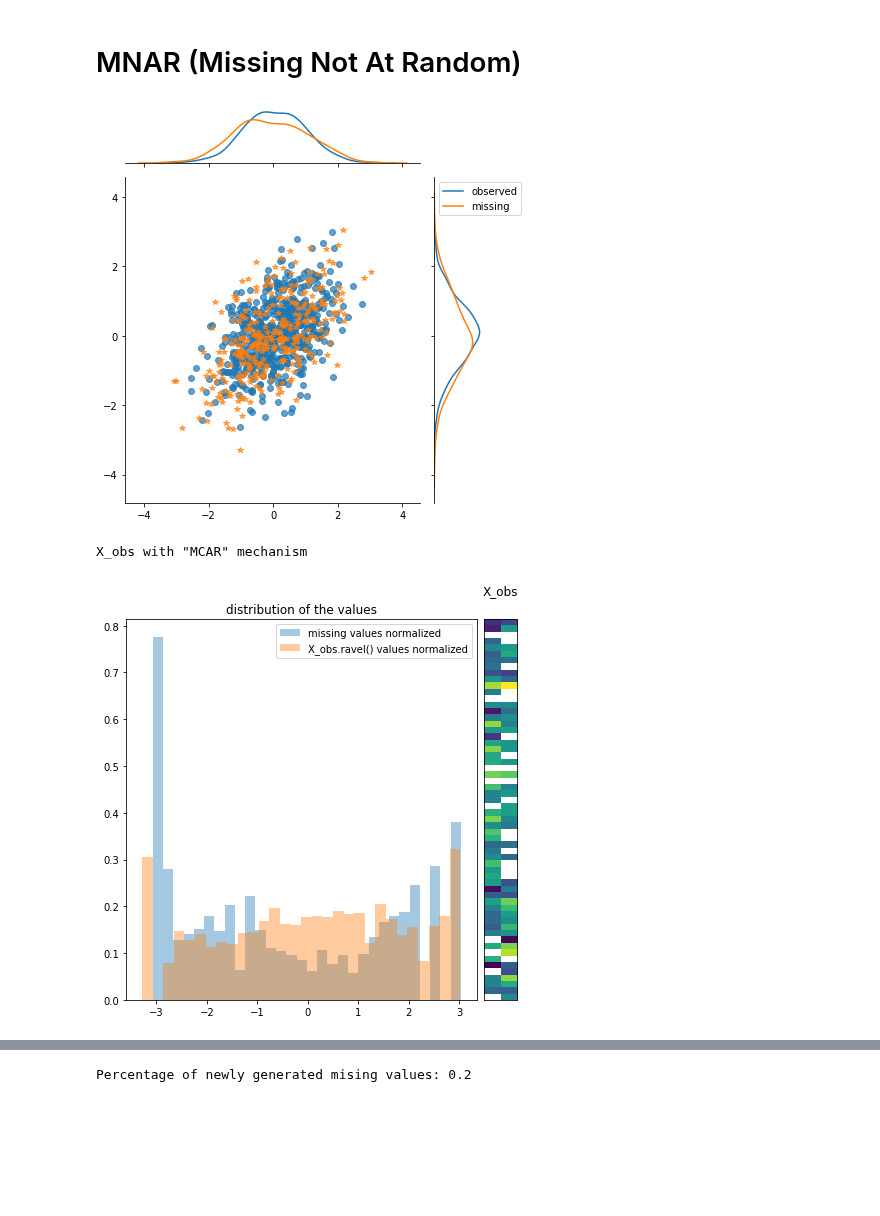
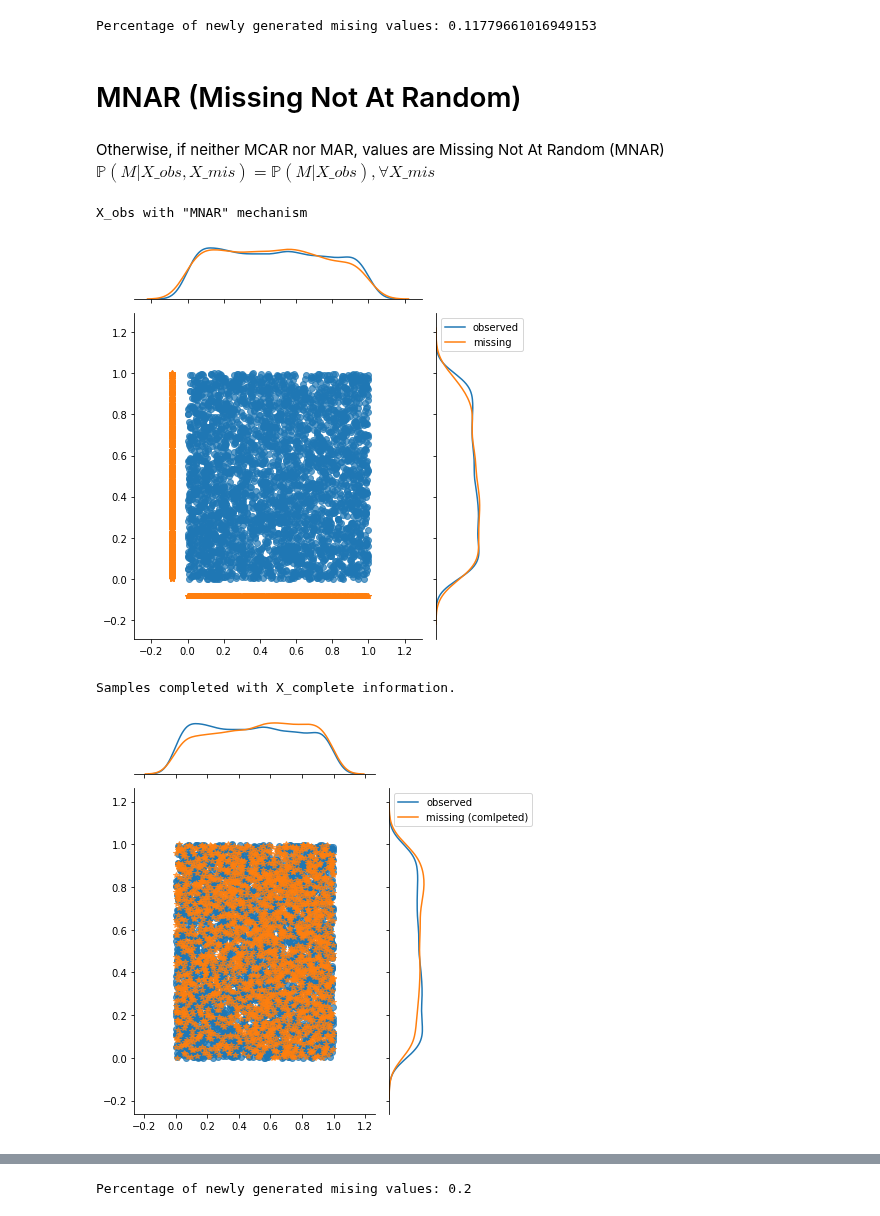
Before and after one commit to R-miss-tastic/website, a Jupyter notebook: static/how-to/WIP python/How to generate missing values.ipynb, the cells around one changed output, grey strips where cells are left out. Saved outputs shown, nothing was run; the diff lists cells and outputs as text; code cells hidden in the pictures; blank space fills up the shorter version.

```diff
--- a/static/how-to/WIP python/How to generate missing values.ipynb
+++ b/static/how-to/WIP python/How to generate missing values.ipynb
@@ -137,16 +248,0 @@ The observations are said to be Missing At Random (MAR) if the probability that
-# %%
-# a pool of 'decideurs' variables will define if other 'potential' feats will be missing
-# e.g. those who take a lot of cafe (X[:,0] >> 1) won't fill the last question (X[:,-1] ~ np.nan)
-
-alpha = X[0] like
-for i in range(X.shape[0]):
-
-    p = X.shape[1]
-
-    decideurs = np.random.choice(np.arange(p), size = p // 2, replace = False)
-    miss_potential = set(np.arange(p)) - set(decideurs)
-    pp = len(miss_potential)
-
-    WS1 = X[i].dot(alpha1)
-    WS2 = X[i].dot(alpha2)
-    miss_feats = [WS1 % pp, WS2 % pp]
@@ -153,32 +317,48 @@ for i in range(X.shape[0]):
+# %%
+print('Percentage of newly generated mising values: {}'.\
+      format(np.sum(np.isnan(X_obs_mar))/X_obs_mar.size))
+# %% [output]
+Percentage of newly generated mising values: 0.11779661016949153
 # %% [markdown]
 # MNAR (Missing Not At Random)
+# %% [markdown]
+Otherwise, if neither MCAR nor MAR, values are Missing Not At Random (MNAR)
+$\mathbb{P} (M | X\_obs, X\_mis)= \mathbb{P}(M|X\_obs), \forall X\_mis$
 # %%
 from scipy.special import expit as sigmoid  # logistic function
 
 def ampute_mnar(X_complete, missing_rate = .2):
-    """ ampute X_complete with Missing Not At Random mechanism
+    """ ampute X_complete with censoring (Missing Not At Random)
 
     The missingness pattern depends of the values of X_complete
-    This will tends to "censor" X[i,j] where abs(X[i,j]) is high
-    comparing to X[:,j]
+    This will tends to "censor" X[i,j] where X[i,j] is high
+    comparing to its column X[:,j]
     """
 
+    # M depends on X_complete values
+    M_proba = np.random.normal(X_complete)
+    M_proba = normalize(M_proba, norm='l1')
+#     M = np.multiply(M, 1/M.sum(axis=0)) # equal importance for each feature
+
+    # compute thresold wrt missing_rate
+    thresold = np.percentile(M_proba.ravel(), 100 * (1- missing_rate))
+    M = M_proba > thresold
+
     X_obs = X_complete.copy()
-    n_drop_per_feature = int(missing_rate * X_complete.shape[0])
-    for x in np.transpose(X_obs):  # for each column
-        weights = sigmoid(np.abs(x - x.mean())**9)
-        prob = weights / weights.sum()
-        drop_idx = np.random.choice(
-            X_complete.shape[0], p=prob, replace=False, size=n_drop_per_feature
-        )
-        x[drop_idx] = np.nan
+    np.putmask(X_obs, M, np.nan)
+
     return X_obs
 # %%
 X_obs_mnar = ampute_mnar(X_complete)
 # %%
-plot_data(X_complete, X_obs_mnar)
-print('X_obs with "MCAR" mechanism')
+scatter_plot_obs(X_obs_mnar)
+print('X_obs with "MNAR" mechanism')
 # %% [output]
+X_obs with "MNAR" mechanism
-[figure, old version]
+[figure, new version]
-X_obs with "MCAR" mechanism
-[figure, removed]
+# %%
+print('Samples completed with X_complete information.')
+scatter_plot_with_missing_completed(X_obs_mnar, X_complete)
+# %% [output]
+Samples completed with X_complete information.
+[figure, added]
```
Also changed, not shown: parts of 29 cells of this notebook.
